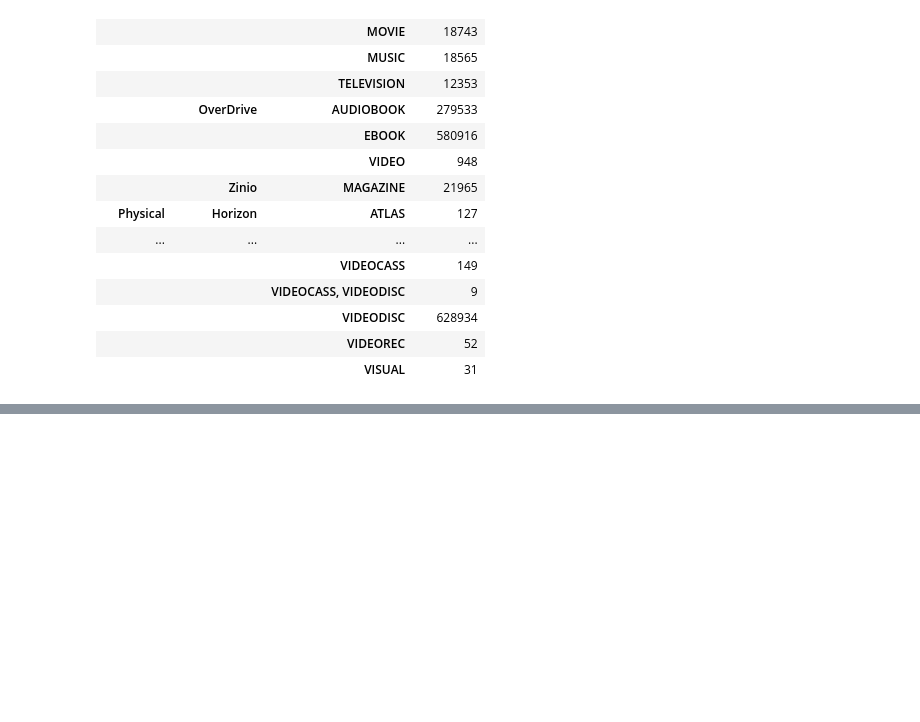
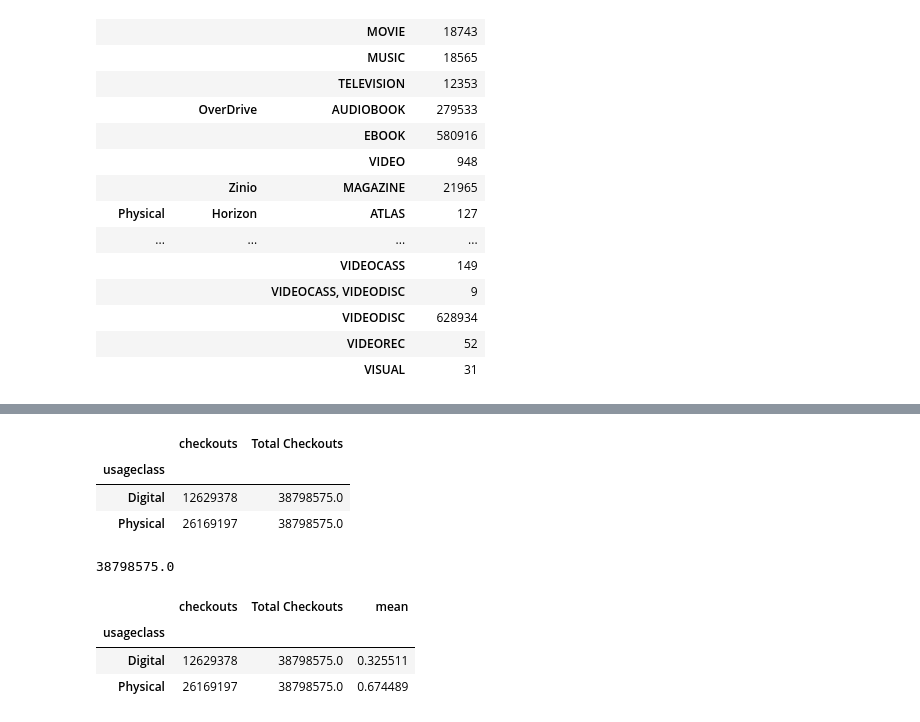
Before and after one commit to TheMrLively/seattle_library, a Jupyter notebook: lib_eda.ipynb, the cells around one changed output, grey strips where cells are left out. Cells and saved outputs as stored; diff of their text form; code cells hidden in the pictures; blank space fills up the shorter version.

```diff
--- a/lib_eda.ipynb
+++ b/lib_eda.ipynb
@@ -130,0 +242,13 @@ grouped_materials.sum()
+# %%
+total_checkouts = ld_usage_class.sum()
+# %%
+ld_usage_class['Total Checkouts'] = total_checkouts[0]
+# %%
+ld_usage_class.drop(labels='mean', axis=1, inplace=True)
+# %%
+ld_usage_class
+# %% [output]
+|  | checkouts | Total Checkouts |
+| usageclass |  |  |
+| Digital | 12629378 | 38798575.0 |
+| Physical | 26169197 | 38798575.0 |
@@ -130,0 +257,13 @@ grouped_materials.sum()
+# %%
+total_checkouts[0]
+# %% [output]
+38798575.0
+# %%
+ld_usage_class[''] = ld_usage_class['checkouts'] / ld_usage_class['Total Checkouts']
+# %%
+ld_usage_class
+# %% [output]
+|  | checkouts | Total Checkouts | mean |
+| usageclass |  |  |  |
+| Digital | 12629378 | 38798575.0 | 0.325511 |
+| Physical | 26169197 | 38798575.0 | 0.674489 |
```
Also changed, not shown: parts of 21 cells of this notebook.
